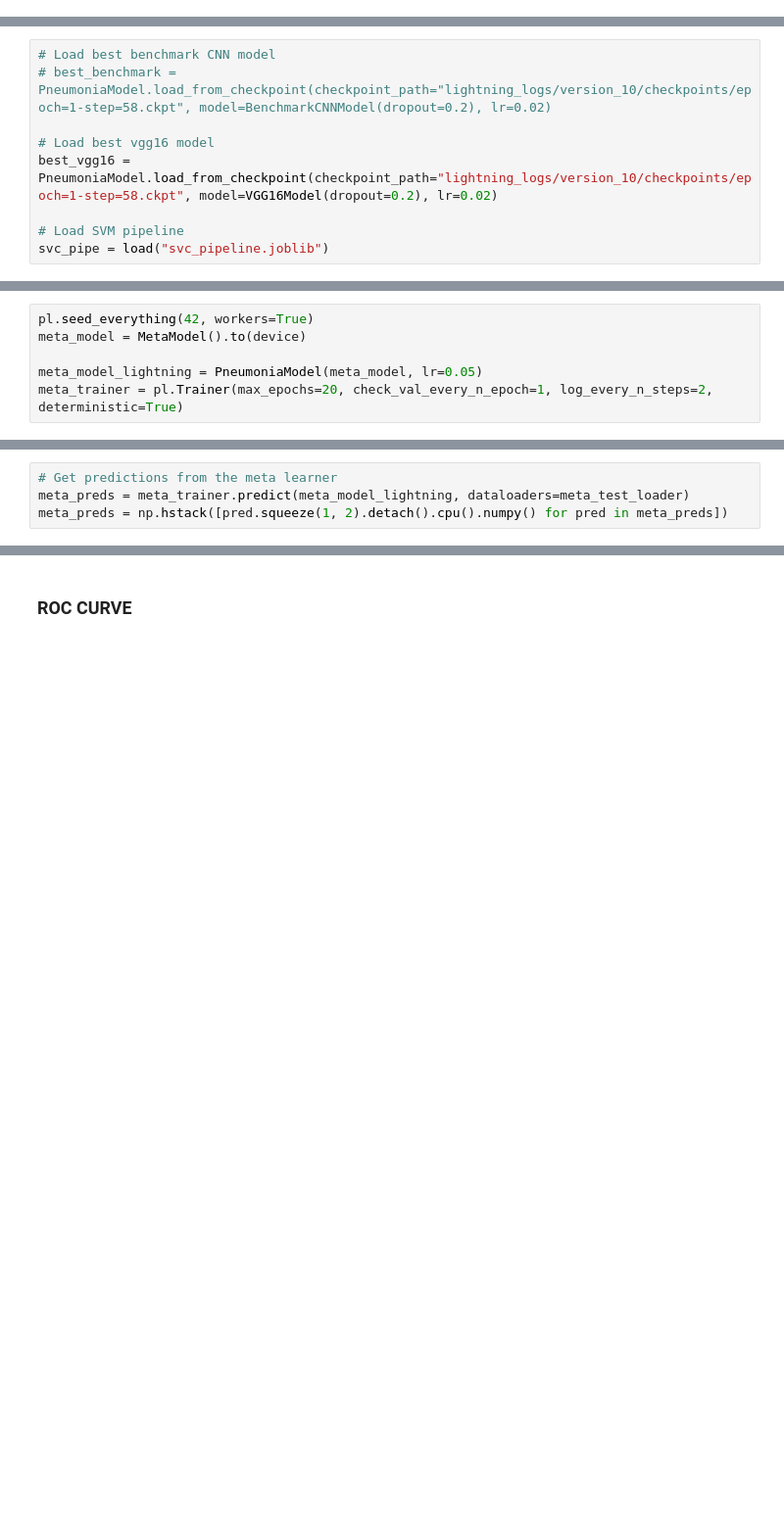
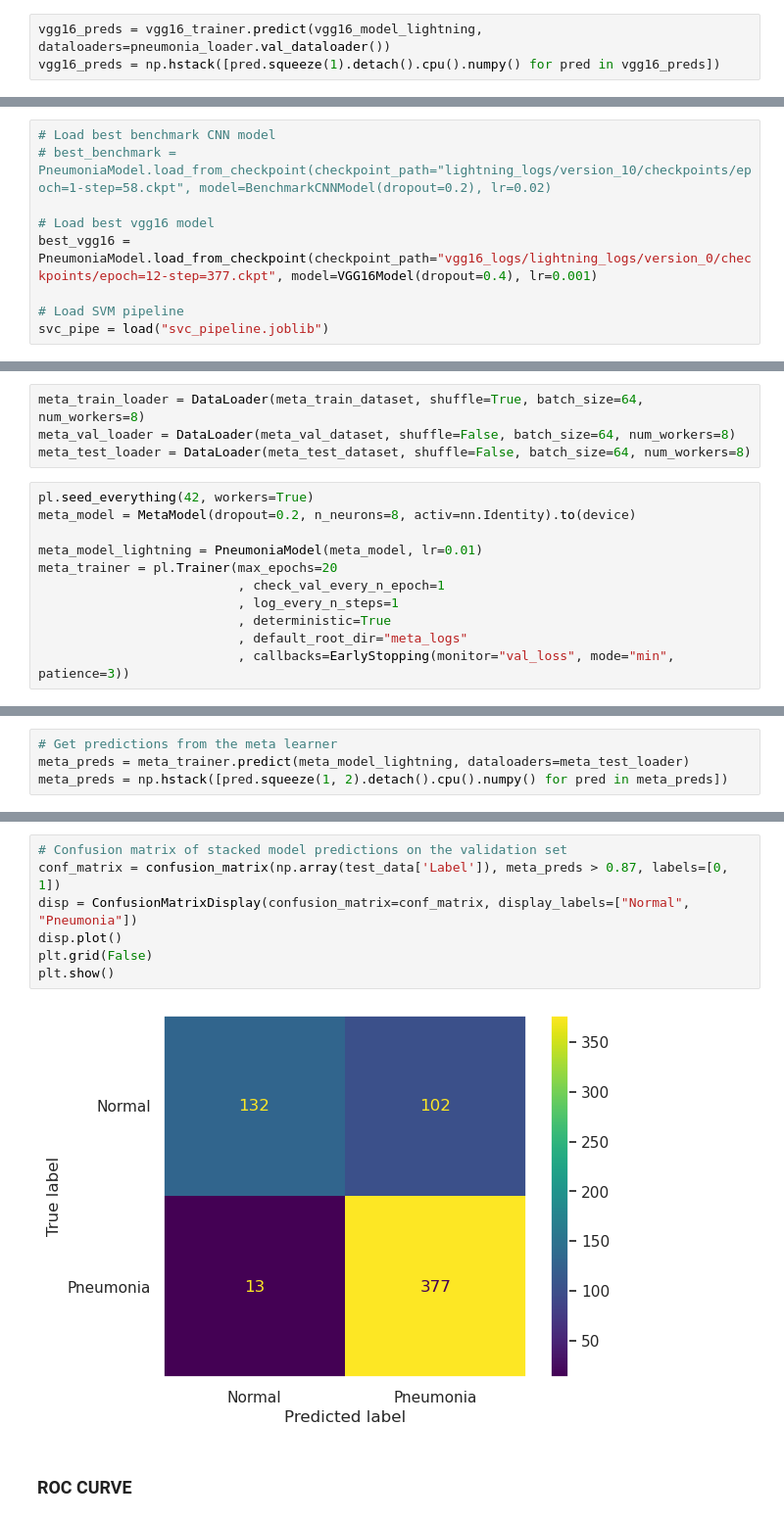
Before and after one commit to mrcljns/Identifying_Pneumonia_Project, a Jupyter notebook: identifying_pnuemonia_notebook.ipynb, the cells around one changed output, grey strips where cells are left out. Shown at 98% size. Saved outputs shown, nothing was run; the diff lists cells and outputs as text; blank space fills up the shorter version.

```diff
--- a/identifying_pnuemonia_notebook.ipynb
+++ b/identifying_pnuemonia_notebook.ipynb
@@ -740,0 +744,3 @@ vgg16_trainer.test(vgg16_model_lightning, dataloaders=pneumonia_loader.test_data
+# %%
+vgg16_preds = vgg16_trainer.predict(vgg16_model_lightning, dataloaders=pneumonia_loader.val_dataloader())
+vgg16_preds = np.hstack([pred.squeeze(1).detach().cpu().numpy() for pred in vgg16_preds])
@@ -872,7 +932,7 @@ dump(svc_pipe, 'svc_pipeline.joblib')
 # best_benchmark = PneumoniaModel.load_from_checkpoint(checkpoint_path="lightning_logs/version_10/checkpoints/epoch=1-step=58.ckpt", model=BenchmarkCNNModel(dropout=0.2), lr=0.02)
 
 # Load best vgg16 model
-best_vgg16 = PneumoniaModel.load_from_checkpoint(checkpoint_path="lightning_logs/version_10/checkpoints/epoch=1-step=58.ckpt", model=VGG16Model(dropout=0.2), lr=0.02)
+best_vgg16 = PneumoniaModel.load_from_checkpoint(checkpoint_path="vgg16_logs/lightning_logs/version_0/checkpoints/epoch=12-step=377.ckpt", model=VGG16Model(dropout=0.4), lr=0.001)
 
 # Load SVM pipeline
 svc_pipe = load("svc_pipeline.joblib")
@@ -918,8 +1202,17 @@ meta_test_loader = DataLoader(meta_test_dataset, shuffle=False, batch_size=128)
 # %% [markdown]
 #### Training the meta-learner
+# %%
+meta_train_loader = DataLoader(meta_train_dataset, shuffle=True, batch_size=64, num_workers=8)
+meta_val_loader = DataLoader(meta_val_dataset, shuffle=False, batch_size=64, num_workers=8)
+meta_test_loader = DataLoader(meta_test_dataset, shuffle=False, batch_size=64, num_workers=8)
 # %%
 pl.seed_everything(42, workers=True)
-meta_model = MetaModel().to(device)
+meta_model = MetaModel(dropout=0.2, n_neurons=8, activ=nn.Identity).to(device)
 
-meta_model_lightning = PneumoniaModel(meta_model, lr=0.05)
-meta_trainer = pl.Trainer(max_epochs=20, check_val_every_n_epoch=1, log_every_n_steps=2, deterministic=True)
+meta_model_lightning = PneumoniaModel(meta_model, lr=0.01)
+meta_trainer = pl.Trainer(max_epochs=20
+                          , check_val_every_n_epoch=1
+                          , log_every_n_steps=1
+                          , deterministic=True
+                          , default_root_dir="meta_logs"
+                          , callbacks=EarlyStopping(monitor="val_loss", mode="min", patience=3))
@@ -951,3 +1312,12 @@ meta_preds = np.hstack([pred.squeeze(1, 2).detach().cpu().numpy() for pred in me
+# %%
+# Confusion matrix of stacked model predictions on the validation set
+conf_matrix = confusion_matrix(np.array(test_data['Label']), meta_preds > 0.87, labels=[0, 1])
+disp = ConfusionMatrixDisplay(confusion_matrix=conf_matrix, display_labels=["Normal", "Pneumonia"])
+disp.plot()
+plt.grid(False)
+plt.show()
+# %% [output]
+[figure, added]
 # %% [markdown]
 ### ROC CURVE
 # %%
```
Also changed, not shown: parts of 37 cells of this notebook, 1 other file.
